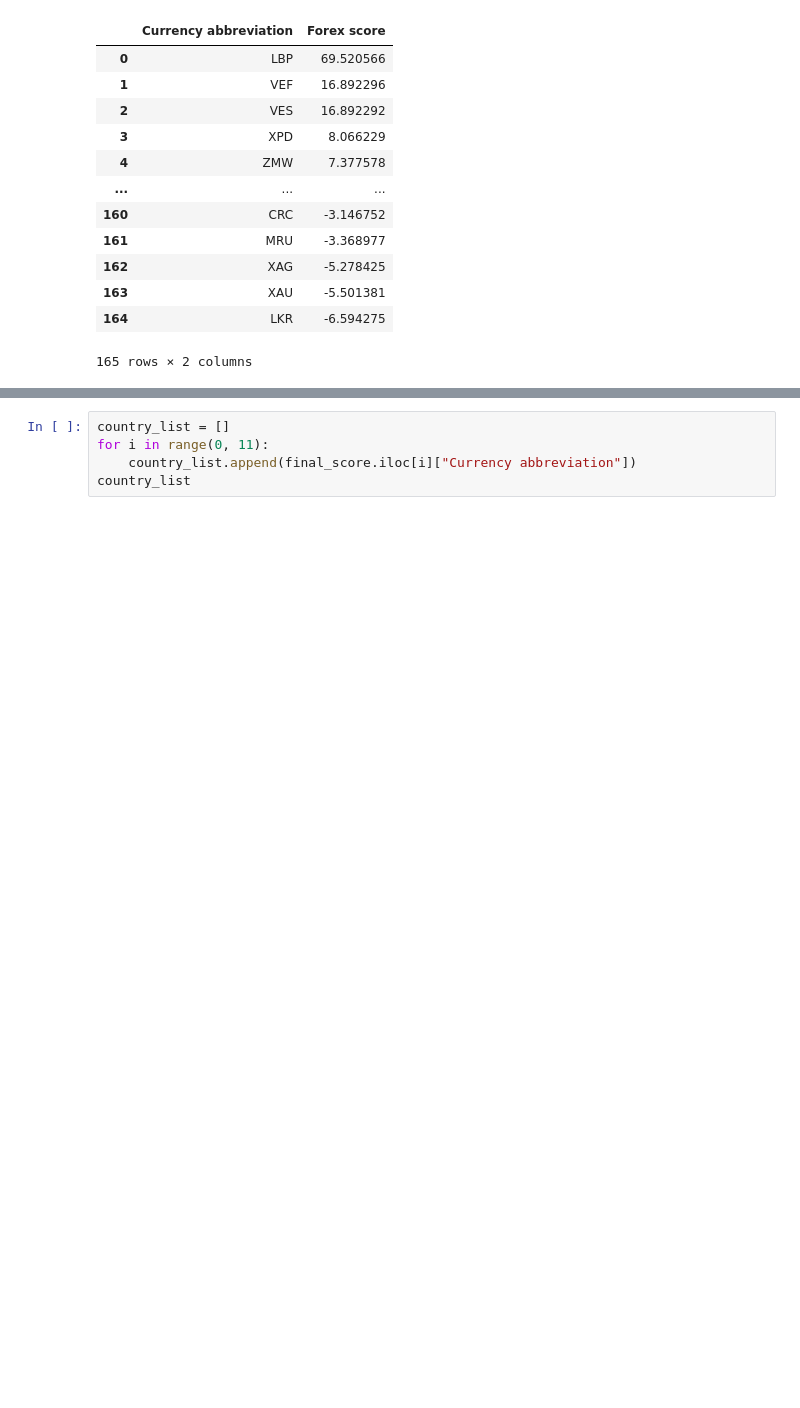
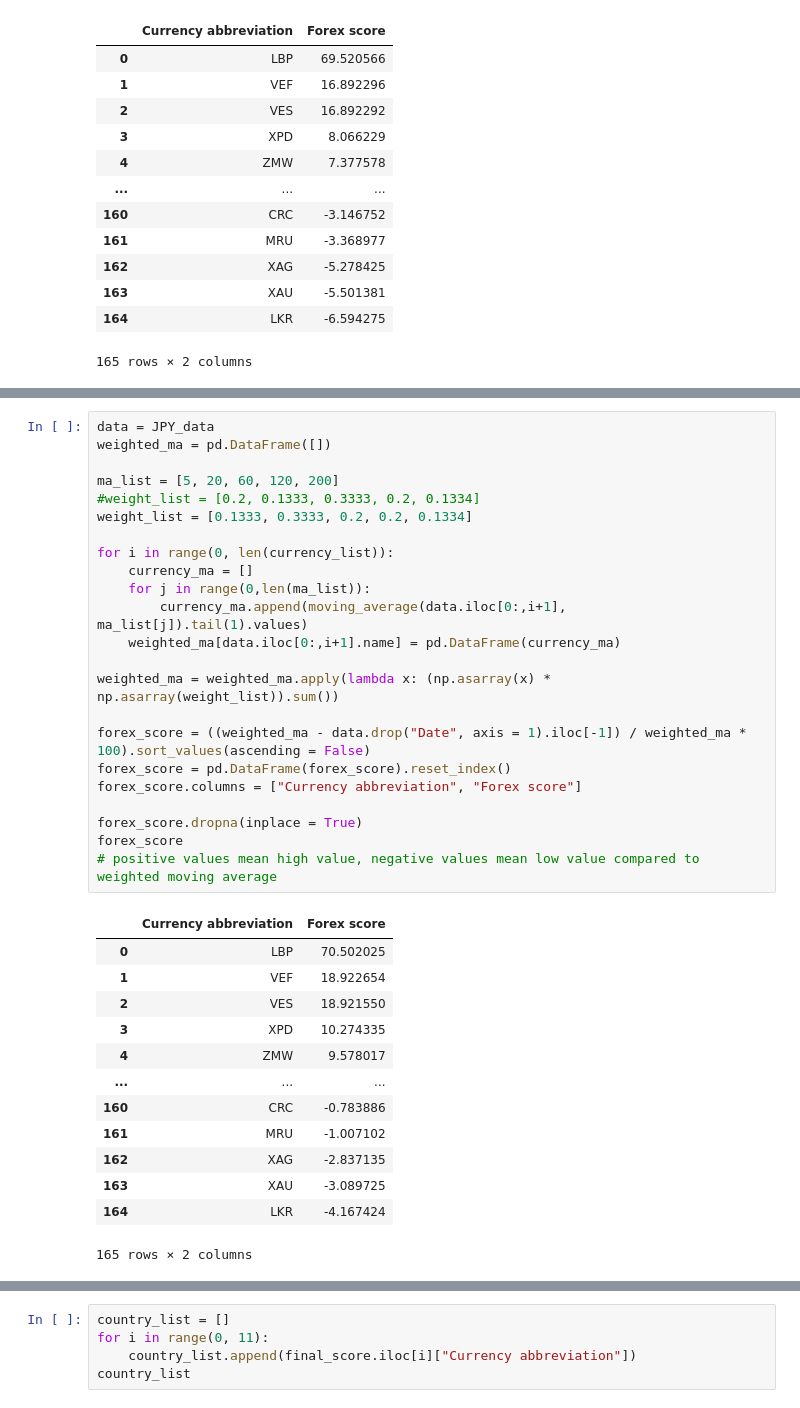
Before and after one commit to 9907daniel/Givplus, a Jupyter notebook: forex_score_calculation/forex.ipynb, the cells around one changed output, grey strips where cells are left out. Cells and saved outputs as stored; diff of their text form; blank space fills up the shorter version.

```diff
--- a/forex_score_calculation/forex.ipynb
+++ b/forex_score_calculation/forex.ipynb
@@ -316,0 +343,37 @@ final_score.head(20)
+# %%
+data = JPY_data
+weighted_ma = pd.DataFrame([])
+
+ma_list = [5, 20, 60, 120, 200]
+#weight_list = [0.2, 0.1333, 0.3333, 0.2, 0.1334]
+weight_list = [0.1333, 0.3333, 0.2, 0.2, 0.1334]
+
+for i in range(0, len(currency_list)):
+    currency_ma = []
+    for j in range(0,len(ma_list)):
+        currency_ma.append(moving_average(data.iloc[0:,i+1], ma_list[j]).tail(1).values)
+    weighted_ma[data.iloc[0:,i+1].name] = pd.DataFrame(currency_ma)
+
+weighted_ma = weighted_ma.apply(lambda x: (np.asarray(x) * np.asarray(weight_list)).sum())
+
+forex_score = ((weighted_ma - data.drop("Date", axis = 1).iloc[-1]) / weighted_ma * 100).sort_values(ascending = False)
+forex_score = pd.DataFrame(forex_score).reset_index()
+forex_score.columns = ["Currency abbreviation", "Forex score"]
+
+forex_score.dropna(inplace = True)
+forex_score
+# positive values mean high value, negative values mean low value compared to weighted moving average
+# %% [output]
+|  | Currency abbreviation | Forex score |
+| 0 | LBP | 70.502025 |
+| 1 | VEF | 18.922654 |
+| 2 | VES | 18.921550 |
+| 3 | XPD | 10.274335 |
+| 4 | ZMW | 9.578017 |
+| ... | ... | ... |
+| 160 | CRC | -0.783886 |
+| 161 | MRU | -1.007102 |
+| 162 | XAG | -2.837135 |
+| 163 | XAU | -3.089725 |
+| 164 | LKR | -4.167424 |
+165 rows × 2 columns
```
Also changed, not shown: parts of 4 cells of this notebook, 5 other files.
